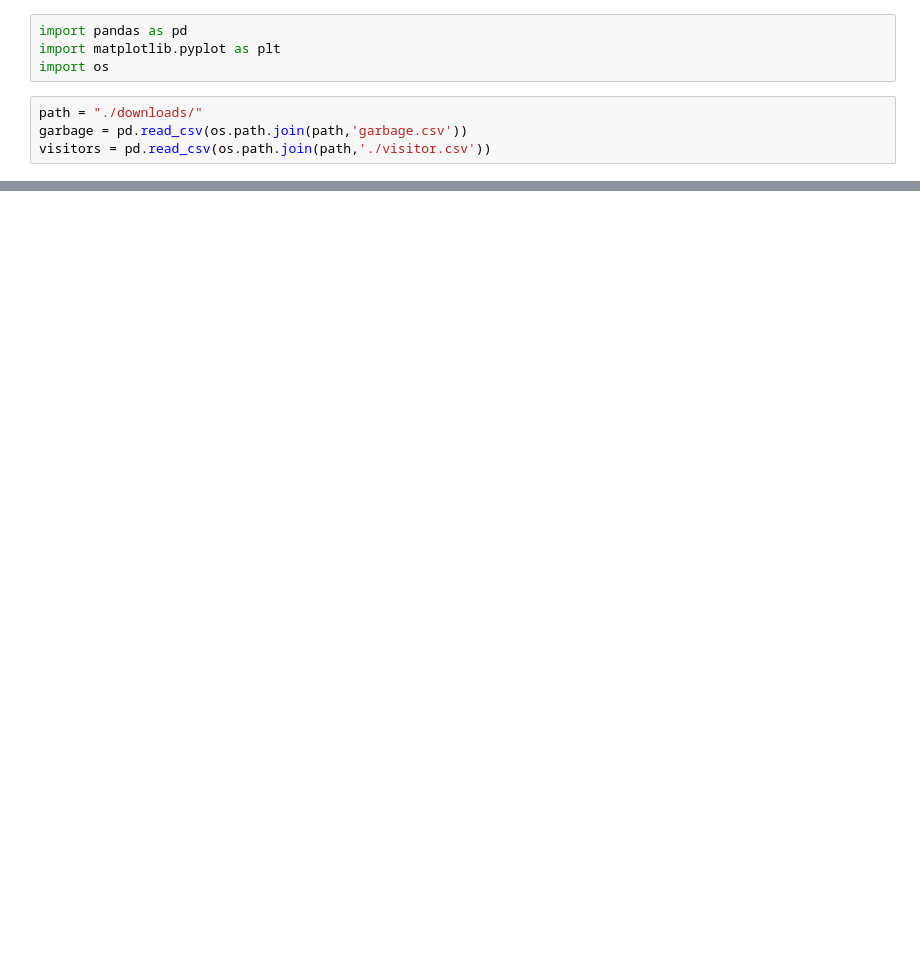
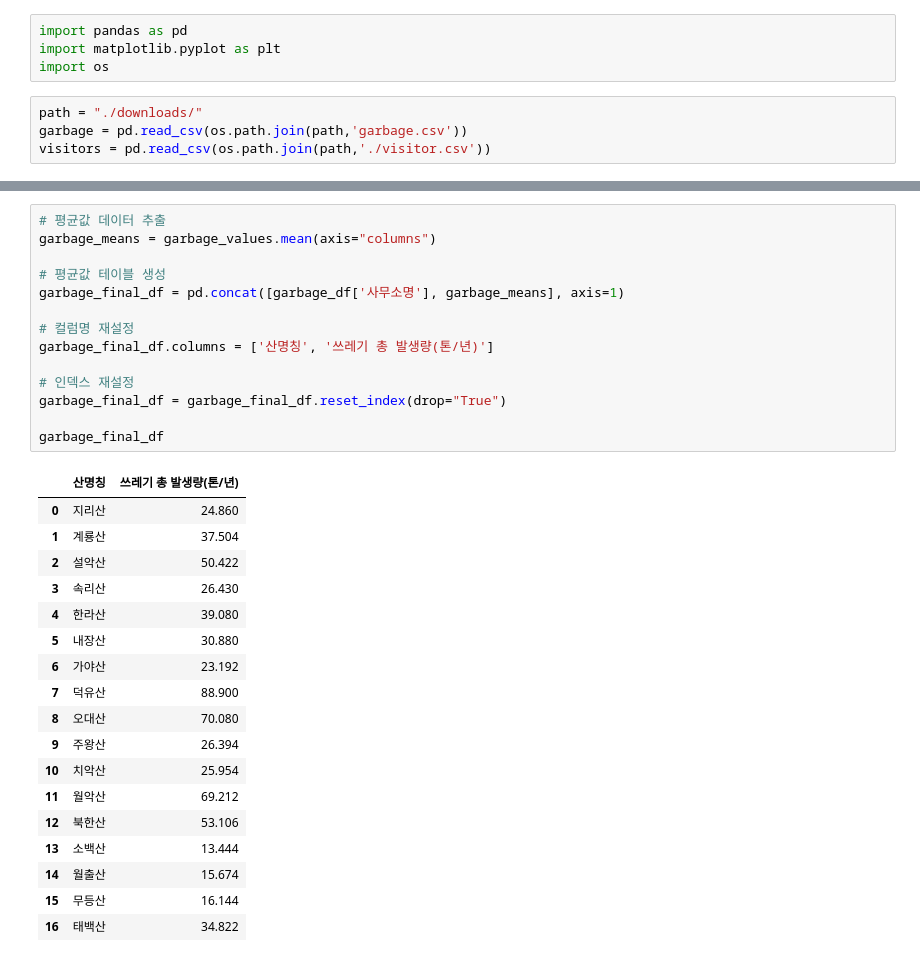
Before and after one commit to ohyoonah/clean_hikers, a Jupyter notebook: data/clean_hikers.ipynb, the cells around one changed output, grey strips where cells are left out. Cells and saved outputs as stored; diff of their text form; blank space fills up the shorter version.

```diff
--- a/data/clean_hikers.ipynb
+++ b/data/clean_hikers.ipynb
@@ -72,0 +126,33 @@ visitor_df.columns  #column만 출력
+# %%
+# 평균값 데이터 추출
+garbage_means = garbage_values.mean(axis="columns")
+
+# 평균값 테이블 생성
+garbage_final_df = pd.concat([garbage_df['사무소명'], garbage_means], axis=1)
+
+# 컬럼명 재설정
+garbage_final_df.columns = ['산명칭', '쓰레기 총 발생량(톤/년)']
+
+# 인덱스 재설정
+garbage_final_df = garbage_final_df.reset_index(drop="True")
+
+garbage_final_df
+# %% [output]
+|  | 산명칭 | 쓰레기 총 발생량(톤/년) |
+| 0 | 지리산 | 24.860 |
+| 1 | 계룡산 | 37.504 |
+| 2 | 설악산 | 50.422 |
+| 3 | 속리산 | 26.430 |
+| 4 | 한라산 | 39.080 |
+| 5 | 내장산 | 30.880 |
+| 6 | 가야산 | 23.192 |
+| 7 | 덕유산 | 88.900 |
+| 8 | 오대산 | 70.080 |
+| 9 | 주왕산 | 26.394 |
+| 10 | 치악산 | 25.954 |
+| 11 | 월악산 | 69.212 |
+| 12 | 북한산 | 53.106 |
+| 13 | 소백산 | 13.444 |
+| 14 | 월출산 | 15.674 |
+| 15 | 무등산 | 16.144 |
+| 16 | 태백산 | 34.822 |
```
Also changed, not shown: parts of 8 cells of this notebook, 1 other file.
